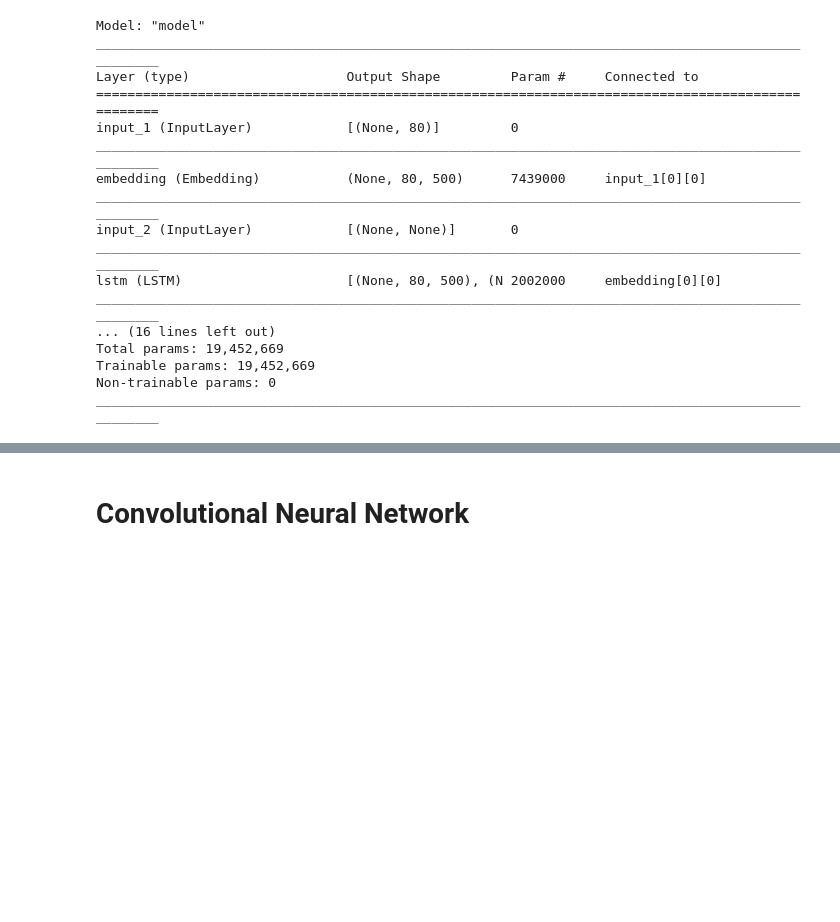
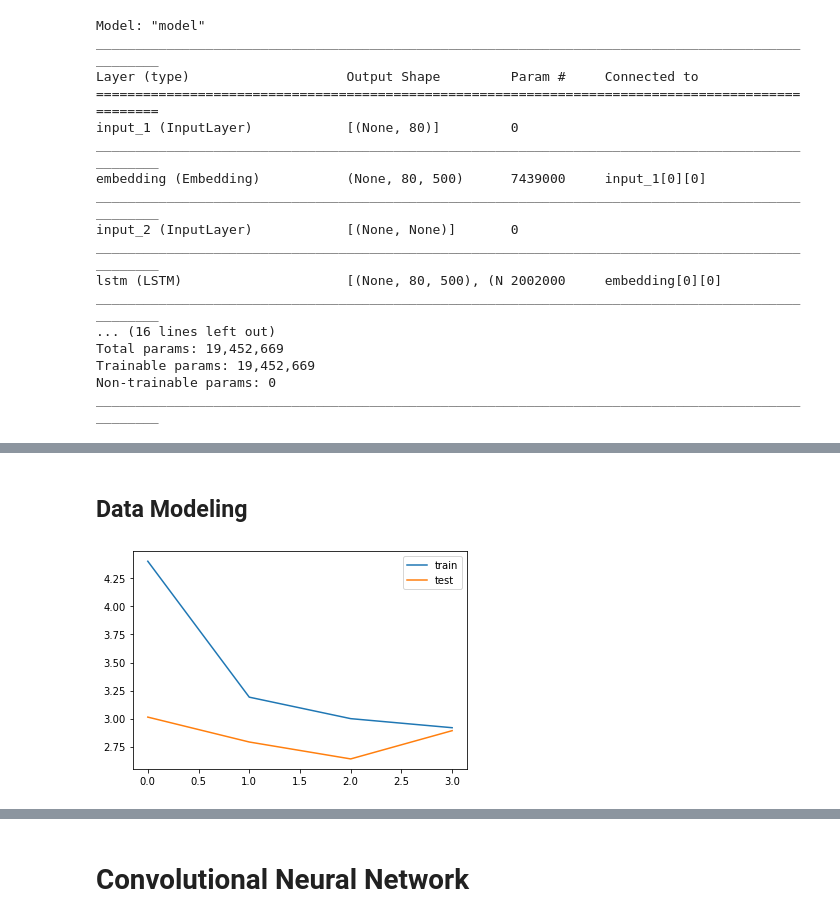
Before and after one commit to kunkun9811/Interview-Eval-Application, a Jupyter notebook: server/models.ipynb, the cells around one changed output, grey strips where cells are left out. Saved outputs shown, nothing was run; the diff lists cells and outputs as text; code cells hidden in the pictures; blank space fills up the shorter version.

```diff
--- a/server/models.ipynb
+++ b/server/models.ipynb
@@ -214,6 +214,9 @@ x_train, x_val, y_train, y_val = train_test_split(data['cleaned_text'], data['cl
 # Tokenizer
 # %%
 #figure out what these functions do lol
+
+max_len_text=80
+max_len_summary=10
 #text tokenizer
 
 print(x_train[0:5])
@@ -227,8 +230,8 @@ x_val = x_tokenizer.texts_to_sequences(x_val)
 
 #padding integer
 
-x_train = pad_sequences(x_train, maxlen=80, padding='post')
-x_val = pad_sequences(x_val, maxlen=80, padding='post')
+x_train = pad_sequences(x_train, maxlen=max_len_text, padding='post')
+x_val = pad_sequences(x_val, maxlen=max_len_text, padding='post')
 
 x_voc_size = len(x_tokenizer.word_index) + 1
 
@@ -245,8 +248,8 @@ y_val = y_tokenizer.texts_to_sequences(y_val)
 
 #padding integer
 
-y_train = pad_sequences(y_train, maxlen=10, padding='post')
-y_val = pad_sequences(y_val, maxlen=10, padding='post')
+y_train = pad_sequences(y_train, maxlen=max_len_summary, padding='post')
+y_val = pad_sequences(y_val, maxlen=max_len_summary, padding='post')
 
 y_voc_size = len(y_tokenizer.word_index) + 1
 # %% [output]
@@ -294,7 +297,7 @@ K.clear_session()
 latent_dim = 500
 
 # Encoder
-encoder_inputs = Input(shape=(80,))
+encoder_inputs = Input(shape=(max_len_text,))
 enc_emb = Embedding(x_voc_size, latent_dim, trainable=True)(encoder_inputs)
 
 # LSTM 1
@@ -336,8 +339,6 @@ decoder_concat_input = Concatenate(axis=-1, name='concat_layer')([decoder_output
 decoder_dense = TimeDistributed(Dense(y_voc_size, activation='softmax'))
 decoder_outputs = decoder_dense(decoder_concat_input)
 
-
-
 # Define Model
 model = Model([encoder_inputs, decoder_inputs], decoder_outputs)
 model.summary()
@@ -384,0 +384,9 @@ Epoch 00006: early stopping
+# %% [markdown]
+## Data Modeling
+# %%
+plt.plot(history.history['loss'], label='train')
+plt.plot(history.history['val_loss'], label='test')
+plt.legend()
+plt.show()
+# %% [output]
+[figure, added]
```
Also changed, not shown: parts of 2 cells of this notebook.
